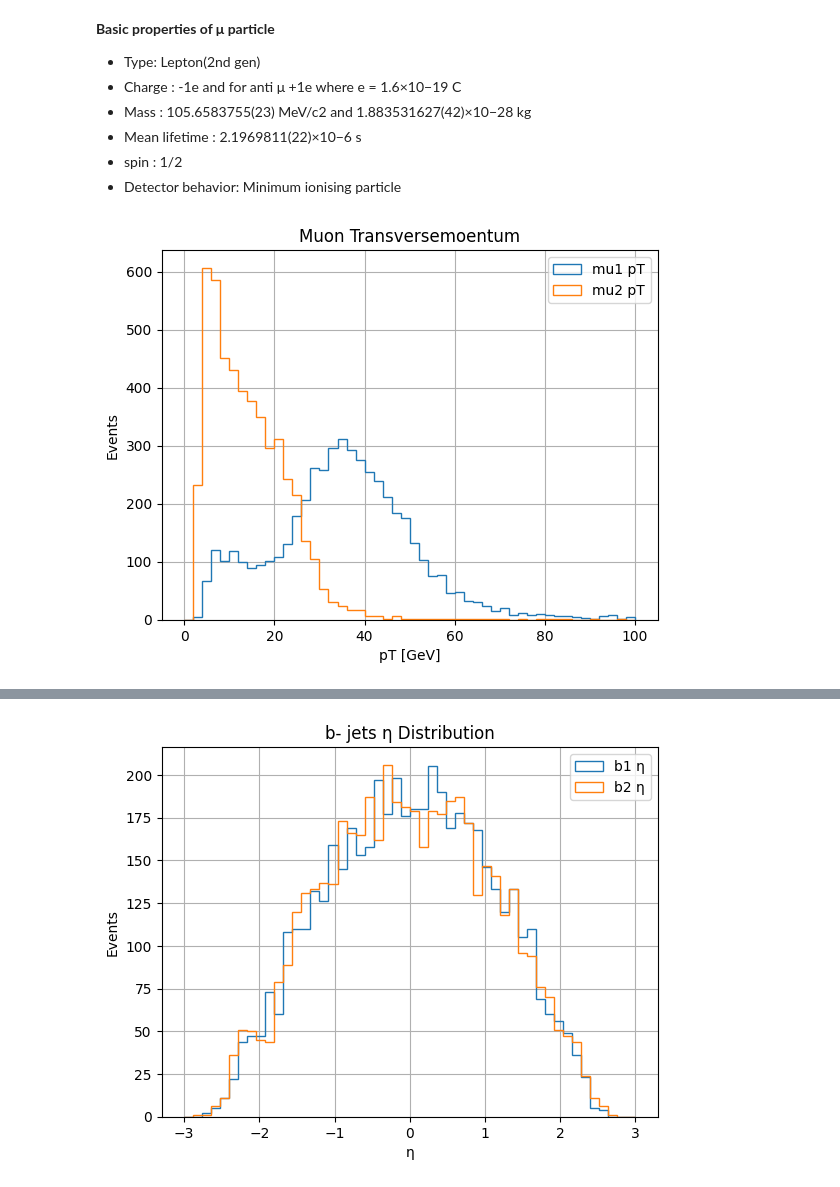
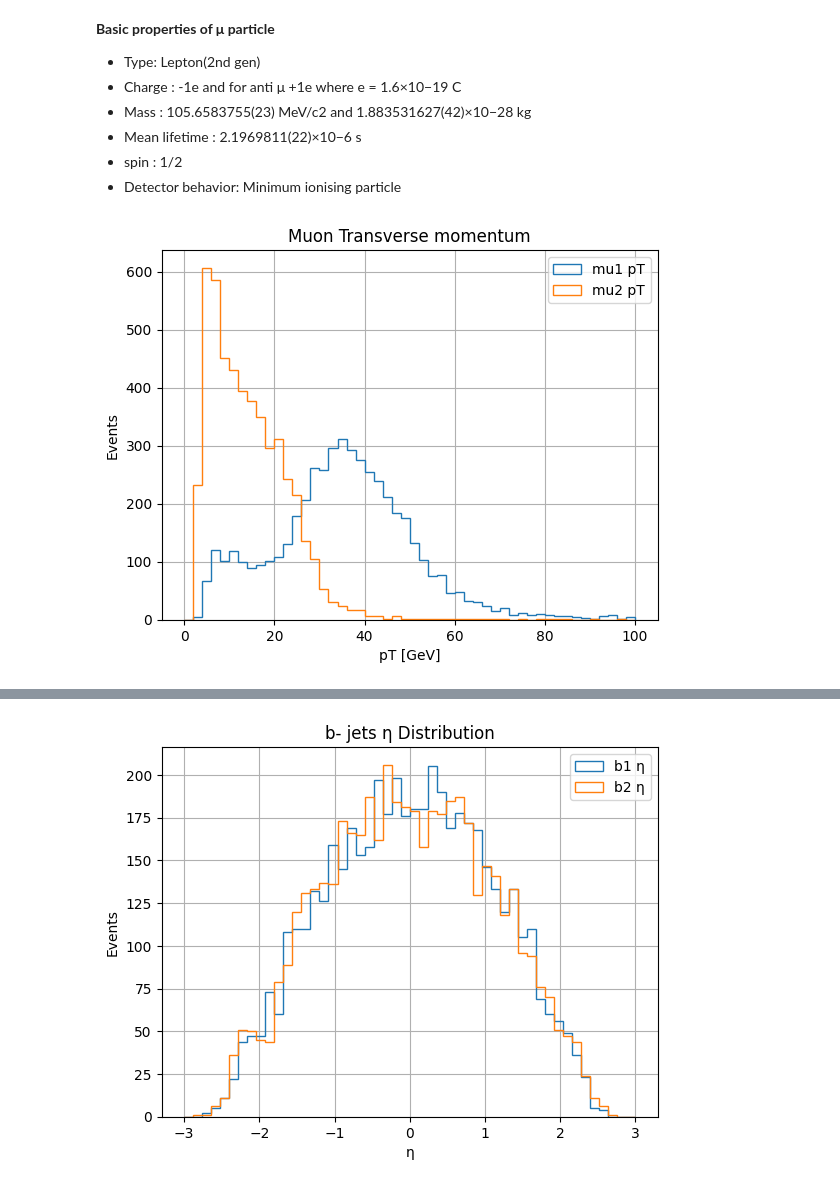
Before and after one commit to Trace-Zero/Simulated-dataset-HToAATo2Mu2B, a Jupyter notebook: MS_Collaboration_(2024)_Simulated_dataset_HToAATo2Mu2B_MA25_TuneCP5_13TeV_madgraph_pythia8_in_NANOAODSIM_format_for_2016_collision_open_data.ipynb, the cells around one changed output, grey strips where cells are left out. Drawn from its saved outputs; the diff is of its cells as text; code cells hidden in the pictures.

```diff
--- a/MS_Collaboration_(2024)_Simulated_dataset_HToAATo2Mu2B_MA25_TuneCP5_13TeV_madgraph_pythia8_in_NANOAODSIM_format_for_2016_collision_open_data.ipynb
+++ b/MS_Collaboration_(2024)_Simulated_dataset_HToAATo2Mu2B_MA25_TuneCP5_13TeV_madgraph_pythia8_in_NANOAODSIM_format_for_2016_collision_open_data.ipynb
@@ -364,11 +365,11 @@ plt.show()
 # %%
 plt.hist(ak.to_numpy(mu1.pt), bins=50, range=(0, 100), histtype='step', label="mu1 pT")
 plt.hist(ak.to_numpy(mu2.pt), bins=50, range=(0, 100), histtype='step', label="mu2 pT")
 plt.xlabel("pT [GeV]")
 plt.ylabel("Events")
 plt.legend()
 plt.grid()
-plt.title("Muon Transversemoentum")
+plt.title("Muon Transverse momentum")
 plt.show()
 # %% [output]
-[figure, old version]
+[figure, new version]
```
Also changed, not shown: parts of 6 cells of this notebook.
